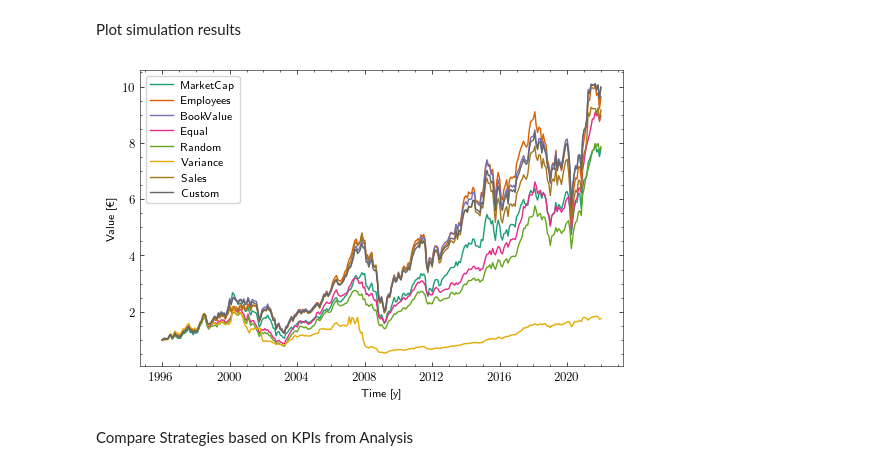
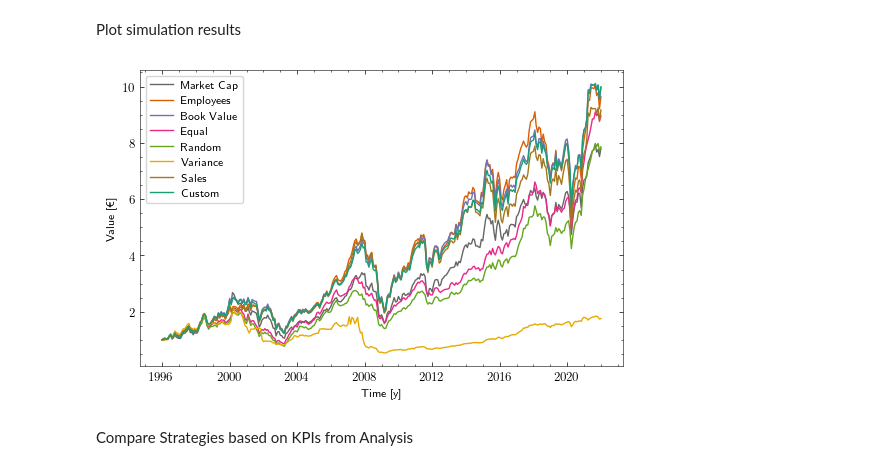
Before and after one commit to Mov0/FDS_Smart_Betas, a Jupyter notebook: 4_Figures.ipynb, the cells around one changed output. Drawn from its saved outputs; the diff is of its cells as text; code cells hidden in the pictures.

Commit message:
Adjusted colors

```diff
--- a/4_Figures.ipynb
+++ b/4_Figures.ipynb
@@ -33,6 +33,7 @@ golden_mean = (np.sqrt(5)-1.0)/2.0    # Aesthetic ratio
 fig_width = fig_width_pt*inches_per_pt  # width in inches
 fig_height = fig_width*golden_mean # height in inches
 x_lim = [1994, 2022]
+atr = {"Random": [colors[4], 6], "Equal": [colors[3], 7], "Custom": [colors[0], 5], "Employees": [colors[1], 2], "Market Cap": [colors[7], 3], "Book Value": [colors[2], 4], "Sales": [colors[6], 1], "Variance": [colors[5], 0]}
 # %% [markdown]
 First we want to display how many stocks are eligible when we look at the citerions separately.
 # %%
@@ -195,27 +196,27 @@ Plot simulation results
 # %%
 # Plot results
 df_results = pd.read_pickle("UsableData/Results.pkl")
 
 fig = plt.figure(figsize = (fig_width, fig_height))
 
-plt.plot(df_results["Market Cap"], label="MarketCap", color=colors[0])
-plt.plot(df_results["Employees"], label="Employees", color=colors[1])
-plt.plot(df_results["Book Value"], label="BookValue", color=colors[2])
-plt.plot(df_results["Equal"], label="Equal", color=colors[3])
-plt.plot(df_results["Random"], label="Random", color=colors[4])
-plt.plot(df_results["Variance"], label="Variance", color=colors[5])
-plt.plot(df_results["Sales"], label="Sales", color=colors[6])
-plt.plot(df_results["Custom"], label="Custom", color=colors[7])
+plt.plot(df_results["Market Cap"], label="Market Cap", color=atr["Market Cap"][0])
+plt.plot(df_results["Employees"], label="Employees", color=atr["Employees"][0])
+plt.plot(df_results["Book Value"], label="Book Value", color=atr["Book Value"][0])
+plt.plot(df_results["Equal"], label="Equal", color=atr["Equal"][0])
+plt.plot(df_results["Random"], label="Random", color=atr["Random"][0])
+plt.plot(df_results["Variance"], label="Variance", color=atr["Variance"][0])
+plt.plot(df_results["Sales"], label="Sales", color=atr["Sales"][0])
+plt.plot(df_results["Custom"], label="Custom", color=atr["Custom"][0])
 
 # plt.title("Growth of a 1€ Investment")
 plt.ylabel("Value [€]")
 plt.xlabel("Time [y]")
 plt.legend()
 
 plt.savefig('Figures/Results.png', pad_inches = .1, bbox_inches = 'tight', dpi=DPI)
 plt.savefig('Figures/Results.pdf', pad_inches = .1, bbox_inches = 'tight')
 # %% [output]
-[figure, old version]
+[figure, new version]
 # %% [markdown]
 Compare Strategies based on KPIs from Analysis
 # %%
```
Also changed, not shown: parts of 6 cells of this notebook, 29 other files.
